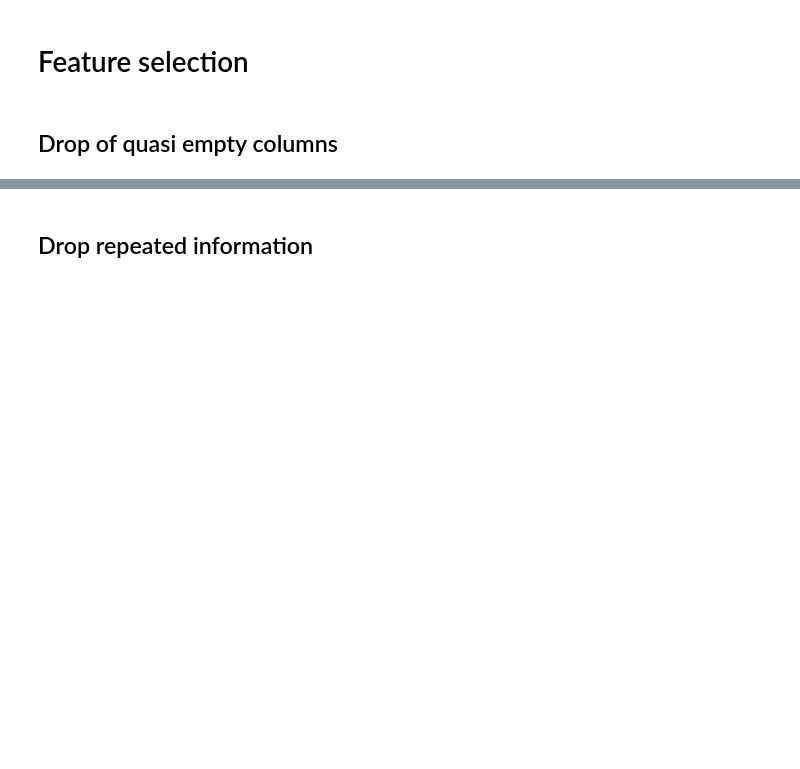
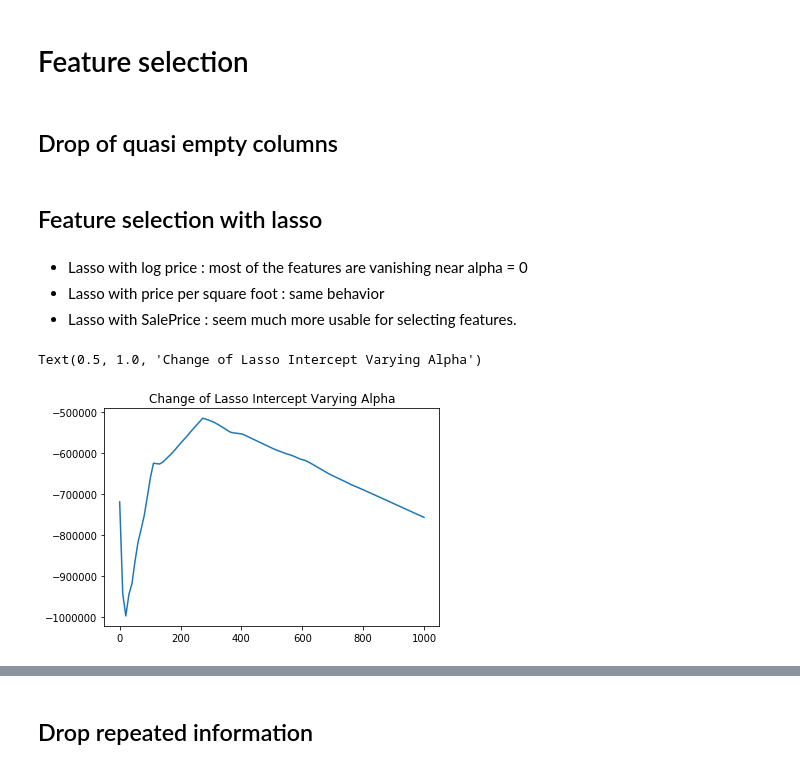
Before and after one commit to simondyates/HousePrices, a Jupyter notebook: Dan/data_clean.ipynb, the cells around one changed output, grey strips where cells are left out. Saved outputs shown, nothing was run; the diff lists cells and outputs as text; code cells hidden in the pictures; blank space fills up the shorter version.

```diff
--- a/Dan/data_clean.ipynb
+++ b/Dan/data_clean.ipynb
@@ -4,7 +5,7 @@ import numpy as np
 # %%
 # Import raw data
 data = 'train'
-raw_df = pd.read_csv(f'../data/{data}.csv')
+raw_df = pd.read_csv(f'../rawData/{data}.csv')
 clean_df = raw_df.copy()
 # %%
 # All columns that contains at least 1 NA
@@ -101,6 +104,42 @@ clean_df.loc[clean_df['LotFrontage'].isna(),  'LotFrontage'] = list(map(lambda n
+# %%
+# Imputing year built if garage year built is NA
+clean_df.loc[clean_df['GarageYrBlt'].isna(), 'GarageYrBlt'] = clean_df.loc[clean_df['GarageYrBlt'].isna()]['YearBuilt']
+clean_df.loc[clean_df['MasVnrArea'].isna(), 'MasVnrArea'] = 0
 # %% [markdown]
 # Feature selection
 # %% [markdown]
 ## Drop of quasi empty columns
 # %%
-raw_df = raw_df.drop(columns = ['PoolQC', 'MiscFeature', 'Alley'])
+clean_df = clean_df.drop(columns = ['PoolQC'])
+# %% [markdown]
+## Feature selection with lasso
+# %% [markdown]
+- Lasso with log price : most of the features are vanishing near alpha = 0
+- Lasso with price per square foot : same behavior
+- Lasso with SalePrice : seem much more usable for selecting features.
+# %%
+from sklearn.linear_model import Lasso
+
+X, y = clean_df.loc[:, clean_df.columns != 'SalePrice'], clean_df['SalePrice']
+
+y_log = np.log(y) # log price
+y_PxSqF = y/X['GrLivArea'] # price per square foot
+
+lasso = Lasso(max_iter=1000)
+
+coeffs = []
+intercepts = []
+
+alpha_range = np.linspace(1e-3, 1000,100)
+
+for alpha in alpha_range:
+    lasso.set_params(alpha=alpha)
+    lasso.fit(X, y)
+    coeffs.append(lasso.coef_)
+    intercepts.append(lasso.intercept_)
+# %%
+plt.plot(alpha_range, intercepts)
+plt.title('Change of Lasso Intercept Varying Alpha')
+# %% [output]
+Text(0.5, 1.0, 'Change of Lasso Intercept Varying Alpha')
+[figure, added]
```
Also changed, not shown: parts of 6 cells of this notebook, 6 other files.
